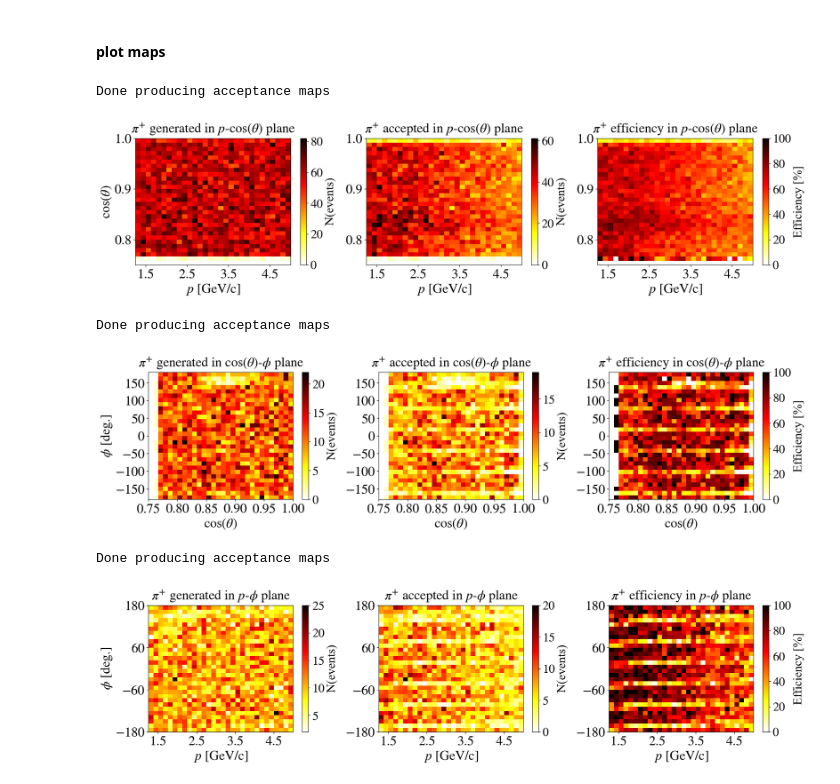
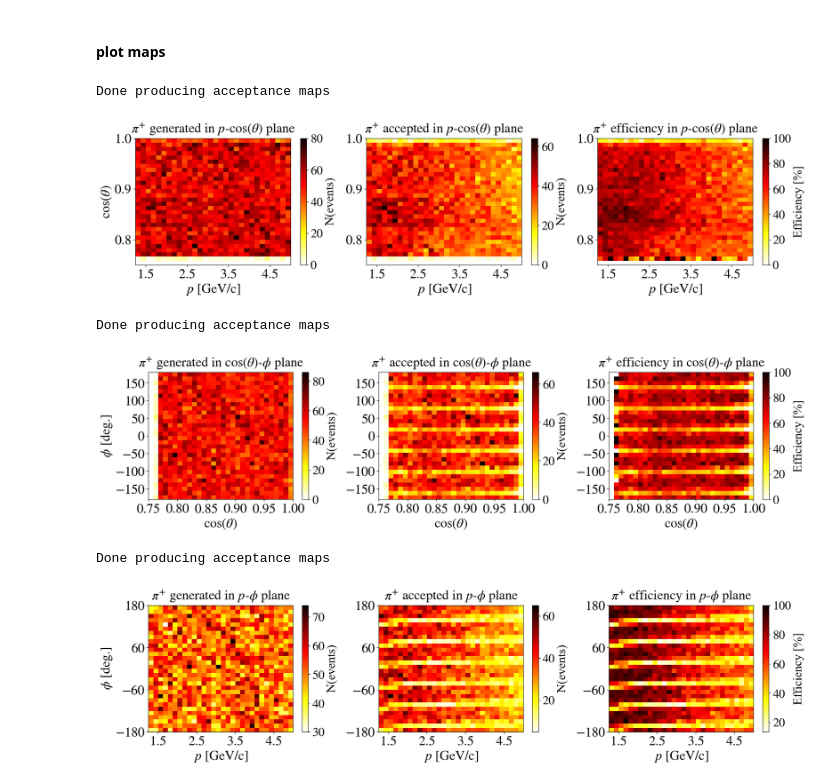
Before and after one commit to erezcoh4/SIDIS_at_BAND, a Jupyter notebook: PythonAnalysis/AcceptanceCorrections/pi_acceptance_maps.ipynb, the cells around one changed output. Cells and saved outputs as stored; diff of their text form; code cells hidden in the pictures.

```diff
--- a/PythonAnalysis/AcceptanceCorrections/pi_acceptance_maps.ipynb
+++ b/PythonAnalysis/AcceptanceCorrections/pi_acceptance_maps.ipynb
@@ -34,7 +34,7 @@ delta_Vz_resolution = 0.5; # 1\sigma = 5 mm momentum resolution for CLAS
 # %% [markdown]
 ## Auxiliary
 # %%
-def create_2d_acceptance_map(df=eepi_GEMC,
+def create_2d_acceptance_map(df=None,
                              x_var_g='pi_P_g',
                              y_var_g='pi_Theta_g',
                              x_function=None,
@@ -93,8 +109,8 @@ def create_2d_acceptance_map(df=eepi_GEMC,
 eepi_GEMC = pd.read_csv( main_data_path + 'eepips_p_uniform_distribution.csv')
 # disregard events in which the electron is not reconstructed
 print('%d generated events'%len(eepi_GEMC))
-eepi_GEMC = eepi_GEMC[eepi_GEMC.e_reconstructed==1]
-print('%d events in which electron was reconsutrcted'%len(eepi_GEMC[eepi_GEMC.e_reconstructed==1]))
+eepi_GEMC = eepi_GEMC[eepi_GEMC.e_passed_cuts==1]
+print('%d events in which electron was reconsutrcted'%len(eepi_GEMC[eepi_GEMC.e_passed_cuts==1]))
 Nevents = len(eepi_GEMC)
 
 print('%.1f'%(100.*len(eepi_GEMC[eepi_GEMC.Nelectrons>0]) /Nevents),'% of the ','%d events include e reconstructed'%Nevents)
@@ -202,7 +218,7 @@ plt.tight_layout()
 # %%
 x_var_g, xlabel, xunits = 'pi_P_g', '$p$','[GeV/c]'
 y_var_g, ylabel, yunits = 'pi_Theta_g', '$\cos(\\theta)$',''
-h_gen,h_acc,h_eff,xedges,yedges  = create_2d_acceptance_map(x_var_g=x_var_g, y_var_g=y_var_g,
+h_gen,h_acc,h_eff,xedges,yedges  = create_2d_acceptance_map(df=eepi_GEMC,x_var_g=x_var_g, y_var_g=y_var_g,
                                  y_function='cos',
                                  bins = (np.linspace(0.75, 1,31),np.linspace(p_min, p_max,31)))
 xticks = [1.5,2.5,3.5,4.5]
@@ -228,13 +244,13 @@ for h,hlabel,cbarunits,subplot_idx in zip([h_gen,h_acc,h_eff],
 plt.tight_layout();
 # %% [output]
 Done producing acceptance maps
-[figure, old version]
+[figure, new version]
 # %%
 x_var_g, xlabel, xunits = 'pi_Theta_g', '$\cos(\\theta)$',''
 y_var_g, ylabel, yunits = 'pi_Phi_g', '$\phi$','[deg.]'
 
 acc_type = 'PID+fiducial' # 'PID+fiducial' # 'rec' # 'PID' # 'fiducial' #
-h_gen,h_acc,h_eff,xedges,yedges  = create_2d_acceptance_map(x_var_g=x_var_g, y_var_g=y_var_g,
+h_gen,h_acc,h_eff,xedges,yedges  = create_2d_acceptance_map(df=eepi_GEMC,x_var_g=x_var_g, y_var_g=y_var_g,
                                                             x_function='cos',y_function='r2d',
                                                             bins = (np.linspace(phi_min, phi_max,31),np.linspace(0.75, 1,31)),
                                                             # bins = (np.linspace(130, 180,31),np.linspace(0.8, 0.95,31)),
@@ -242,38 +258,38 @@ h_gen,h_acc,h_eff,xedges,yedges  = create_2d_acceptance_map(x_var_g=x_var_g, y_v
 
 
 
 xticks = [0.8,0.9,1]
 yticks = [-180,-60,60,180]
 extent=[p_min,p_max,theta_min,theta_max]
 fig = plt.figure(figsize=(18,8))
 for h,hlabel,cbarunits,subplot_idx in zip([h_gen,h_acc,h_eff],
                                           ['generated','accepted','efficiency'],
                                           ['N(events)','N(events)','Efficiency [%]'],
                                           [1,2,3]):
     ax = fig.add_subplot(2,3,subplot_idx)
     im = ax.pcolormesh(xedges, yedges, h, cmap='hot_r')
     # colorbar
     cbar = plt.colorbar( im, label=cbarunits )
     cbar.ax.tick_params(labelsize=22)
     cbar.ax.yaxis.label.set_font_properties(mpl.font_manager.FontProperties(family='times new roman', size=22))
     # cosmetics
     set_axes(ax, xlabel + ' ' + xunits,ylabel + ' ' + yunits if subplot_idx==1 else '',
                  title='$\pi^{+}$ '+hlabel+' in '+xlabel+'-'+ylabel+' plane',
              fontsize=24, do_add_grid=False,
              # xticks=xticks,yticks=yticks
             )
 
     theta_e = 30.9 # deg.
     phi_e = -163.4 # deg.
     # plt.scatter([np.cos(theta_e/r2d)],[phi_e],s=100,marker='o',color='cyan',edgecolor='blue')
 plt.tight_layout();
 # %% [output]
 Done producing acceptance maps
-[figure, old version]
+[figure, new version]
 # %%
 x_var_g, xlabel, xunits = 'pi_P_g', '$p$','[GeV/c]'
 y_var_g, ylabel, yunits = 'pi_Phi_g', '$\phi$','[deg.]'
-h_gen,h_acc,h_eff,xedges,yedges  = create_2d_acceptance_map(x_var_g=x_var_g, y_var_g=y_var_g,
+h_gen,h_acc,h_eff,xedges,yedges  = create_2d_acceptance_map(df=eepi_GEMC,x_var_g=x_var_g, y_var_g=y_var_g,
                                                             y_function='r2d',
                                  bins = (np.linspace(phi_min, phi_max,31),np.linspace(p_min, p_max,31)))
 
@@ -302,4 +318,4 @@ for h,hlabel,cbarunits,subplot_idx in zip([h_gen,h_acc,h_eff],
 plt.tight_layout();
 # %% [output]
 Done producing acceptance maps
-[figure, old version]
+[figure, new version]
```
Also changed, not shown: parts of 5 cells of this notebook, 1 other file.
